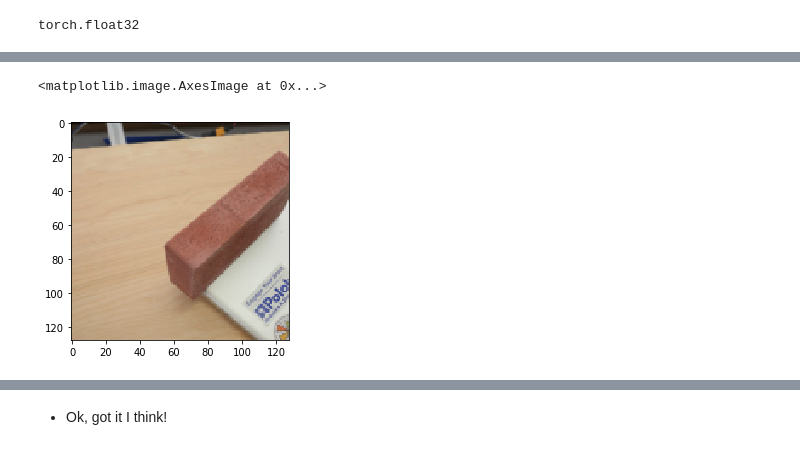
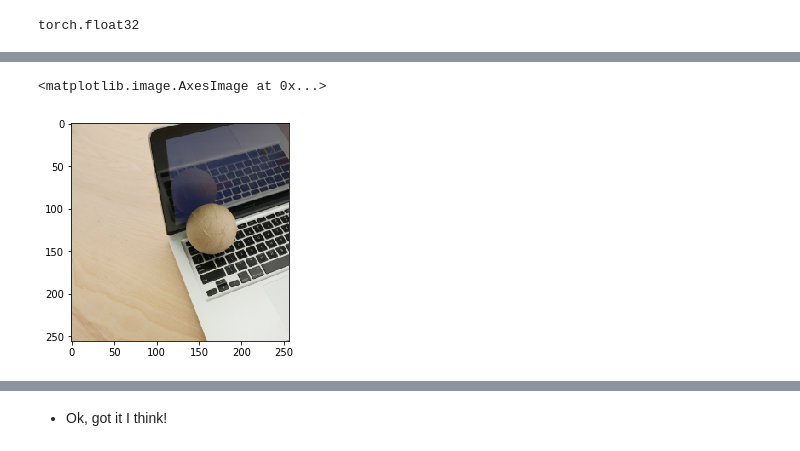
Before and after one commit to unccv/deep_learning_for_computer_vision, a Jupyter notebook: dev/BBC Experiment [Part 2 - Object Detection].ipynb, the cells around one changed output, grey strips where cells are left out. Saved outputs shown, nothing was run; the diff lists cells and outputs as text; code cells hidden in the pictures.

```diff
--- a/dev/BBC Experiment [Part 2 - Object Detection].ipynb
+++ b/dev/BBC Experiment [Part 2 - Object Detection].ipynb
@@ -124,0 +225,3 @@ learn.fit(1)
+# %%
+lr=1e-4
+learn.fit_one_cycle(8, slice(lr/10, lr))
@@ -124,0 +238,3 @@ learn.fit(1)
+# %%
+lr=1e-4
+learn.fit_one_cycle(8, slice(lr/10, lr))
@@ -144,0 +275,3 @@ Test: None
+# %%
+data = get_data(64,256)
+learn.data=data
@@ -144,0 +280,3 @@ Test: None
+# %%
+lr=1e-4
+learn.fit_one_cycle(8, slice(lr/10, lr))
@@ -163,9 +306,9 @@ x_numpy.shape
 # %%
-i=17
+i=1
 imshow(x_numpy[i])
 # %% [output]
 <matplotlib.image.AxesImage at 0x...>
-[figure, old version]
+[figure, new version]
 # %%
 y[0][i]
 # %% [output]
```
Also changed, not shown: parts of 39 cells of this notebook, 1 other file.
